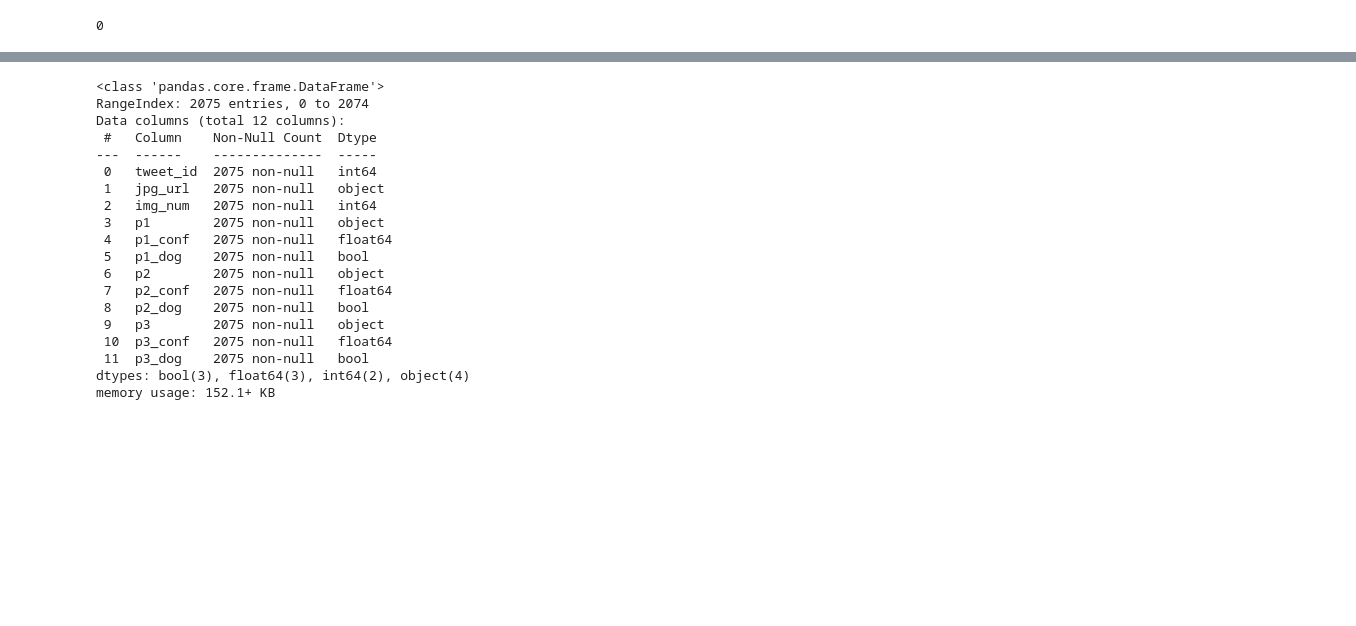
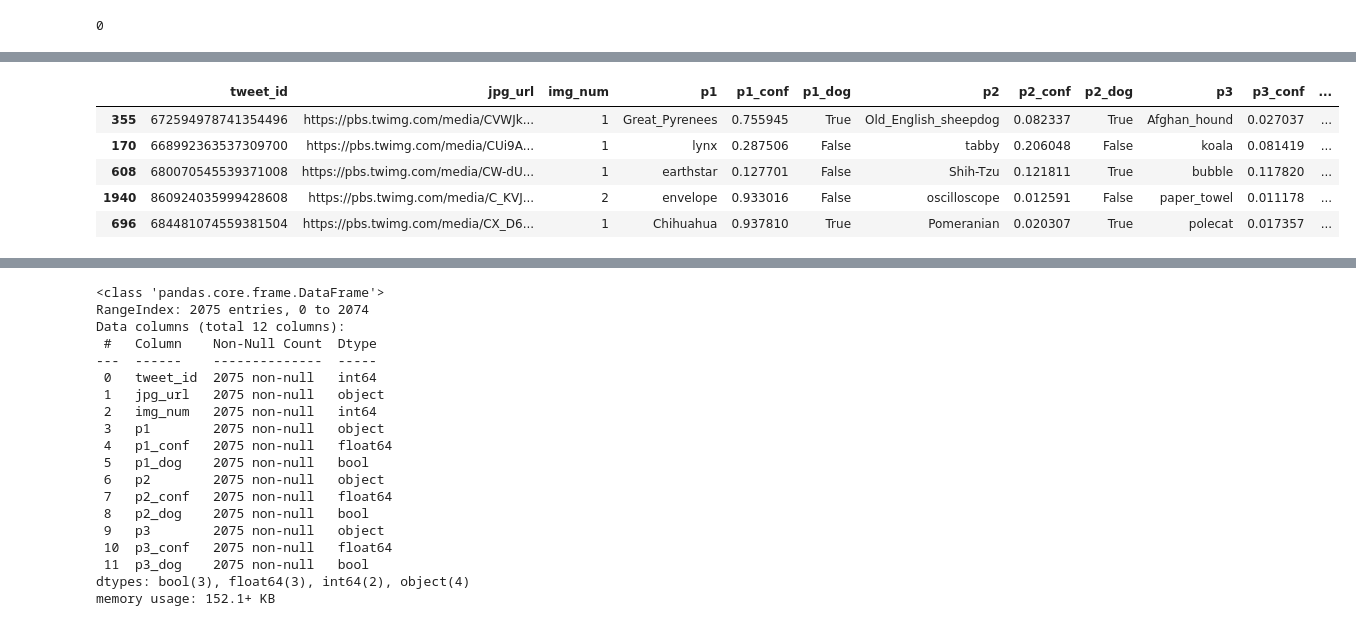
Before and after one commit to zadmainda/WeRateDogs-Data-Analysis, a Jupyter notebook: wrangle_act.ipynb, the cells around one changed output, grey strips where cells are left out. Drawn from its saved outputs; the diff is of its cells as text; code cells hidden in the pictures; blank space fills up the shorter version.

```diff
--- a/wrangle_act.ipynb
+++ b/wrangle_act.ipynb
@@ -295,0 +288,9 @@ predictions_df.sample(10)
+# %%
+predictions_df.sample(5)
+# %% [output]
+|  | tweet_id | jpg_url | img_num | p1 | p1_conf | p1_dog | p2 | p2_conf | p2_dog | p3 | p3_conf | ... |
+| 355 | 672594978741354496 | https://pbs.twimg.com/media/CVWJk... | 1 | Great_Pyrenees | 0.755945 | True | Old_English_sheepdog | 0.082337 | True | Afghan_hound | 0.027037 | ... |
+| 170 | 668992363537309700 | https://pbs.twimg.com/media/CUi9A... | 1 | lynx | 0.287506 | False | tabby | 0.206048 | False | koala | 0.081419 | ... |
+| 608 | 680070545539371008 | https://pbs.twimg.com/media/CW-dU... | 1 | earthstar | 0.127701 | False | Shih-Tzu | 0.121811 | True | bubble | 0.117820 | ... |
+| 1940 | 860924035999428608 | https://pbs.twimg.com/media/C_KVJ... | 2 | envelope | 0.933016 | False | oscilloscope | 0.012591 | False | paper_towel | 0.011178 | ... |
+| 696 | 684481074559381504 | https://pbs.twimg.com/media/CX_D6... | 1 | Chihuahua | 0.937810 | True | Pomeranian | 0.020307 | True | polecat | 0.017357 | ... |
```
Also changed, not shown: parts of 38 cells of this notebook.
